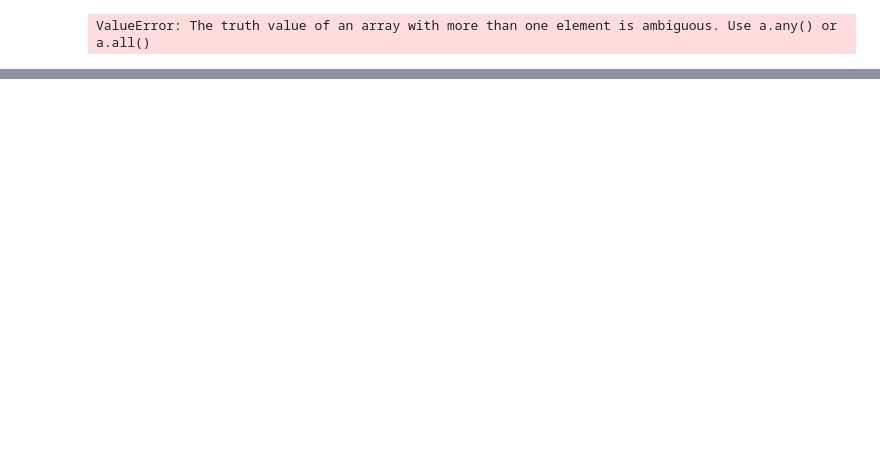
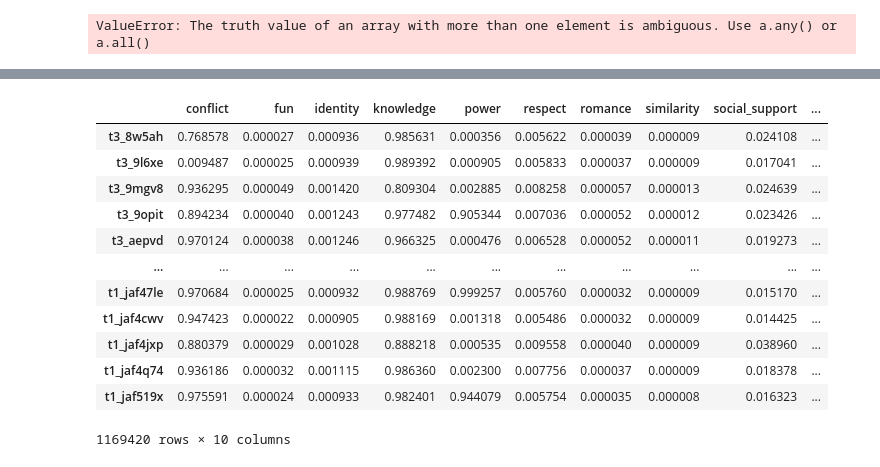
Before and after one commit to hide-ous/thrutherstoo, a Jupyter notebook: notebooks/explore_referents.ipynb, the cells around one changed output, grey strips where cells are left out. Saved outputs shown, nothing was run; the diff lists cells and outputs as text; code cells hidden in the pictures; blank space fills up the shorter version.

```diff
--- a/notebooks/explore_referents.ipynb
+++ b/notebooks/explore_referents.ipynb
@@ -138,0 +128,45 @@ Name: type of reference, Length: 101, dtype: bool
+# %%
+with open('../data/interim/perspective/labeling_contributions_preprocessed_no_bot_perspective.jsonl', encoding='utf8') as f:
+    perspectives = dict()
+    for obj in map(json.loads, f):
+        k, v = list(obj.items())[0]
+        # if k in fullnames:
+        perspectives[k] = parse_summary_scores(v)
+perspective_df = pd.DataFrame(perspectives).T
+# %%
+# with open(, encoding='utf8') as f:
+#     liwcs = dict(filter(lambda x: x[0] in line_nos, enumerate(f)))
+# liwcs = {k: list(json.loads(v).values())[0] for k, v in liwcs.items()}
+
+with open('../data/interim/liwc/labeling_contributions_preprocessed_no_bot_liwc.jsonl', encoding='utf8') as f:
+    liwcs = dict()
+    for obj in map(json.loads, f):
+        liwcs.update(obj)
+        # k, v = list(obj.items())[0]
+        # print(k, v)
+        # if k in fullnames:
+        #     liwcs[k] = v
+        # break
+liwc_df = pd.DataFrame(liwcs).T
+# %%
+with open('../data/interim/social_dimensions/labeling_contributions_preprocessed_no_bot_social_dimensions.jsonl', encoding='utf8') as f:
+    social_dimensions = dict()
+    for obj in map(json.loads, f):
+        social_dimensions.update(obj)
+social_dimensions_df = pd.DataFrame(social_dimensions).T
+# %%
+social_dimensions_df
+# %% [output]
+|  | conflict | fun | identity | knowledge | power | respect | romance | similarity | social_support | ... |
+| t3_8w5ah | 0.768578 | 0.000027 | 0.000936 | 0.985631 | 0.000356 | 0.005622 | 0.000039 | 0.000009 | 0.024108 | ... |
+| t3_9l6xe | 0.009487 | 0.000025 | 0.000939 | 0.989392 | 0.000905 | 0.005833 | 0.000037 | 0.000009 | 0.017041 | ... |
+| t3_9mgv8 | 0.936295 | 0.000049 | 0.001420 | 0.809304 | 0.002885 | 0.008258 | 0.000057 | 0.000013 | 0.024639 | ... |
+| t3_9opit | 0.894234 | 0.000040 | 0.001243 | 0.977482 | 0.905344 | 0.007036 | 0.000052 | 0.000012 | 0.023426 | ... |
+| t3_aepvd | 0.970124 | 0.000038 | 0.001246 | 0.966325 | 0.000476 | 0.006528 | 0.000052 | 0.000011 | 0.019273 | ... |
+| ... | ... | ... | ... | ... | ... | ... | ... | ... | ... | ... |
+| t1_jaf47le | 0.970684 | 0.000025 | 0.000932 | 0.988769 | 0.999257 | 0.005760 | 0.000032 | 0.000009 | 0.015170 | ... |
+| t1_jaf4cwv | 0.947423 | 0.000022 | 0.000905 | 0.988169 | 0.001318 | 0.005486 | 0.000032 | 0.000009 | 0.014425 | ... |
+| t1_jaf4jxp | 0.880379 | 0.000029 | 0.001028 | 0.888218 | 0.000535 | 0.009558 | 0.000040 | 0.000009 | 0.038960 | ... |
+| t1_jaf4q74 | 0.936186 | 0.000032 | 0.001115 | 0.986360 | 0.002300 | 0.007756 | 0.000037 | 0.000009 | 0.018378 | ... |
+| t1_jaf519x | 0.975591 | 0.000024 | 0.000933 | 0.982401 | 0.944079 | 0.005754 | 0.000035 | 0.000008 | 0.016323 | ... |
+1169420 rows × 10 columns
```
Also changed, not shown: parts of 40 cells of this notebook, 1 other file.
